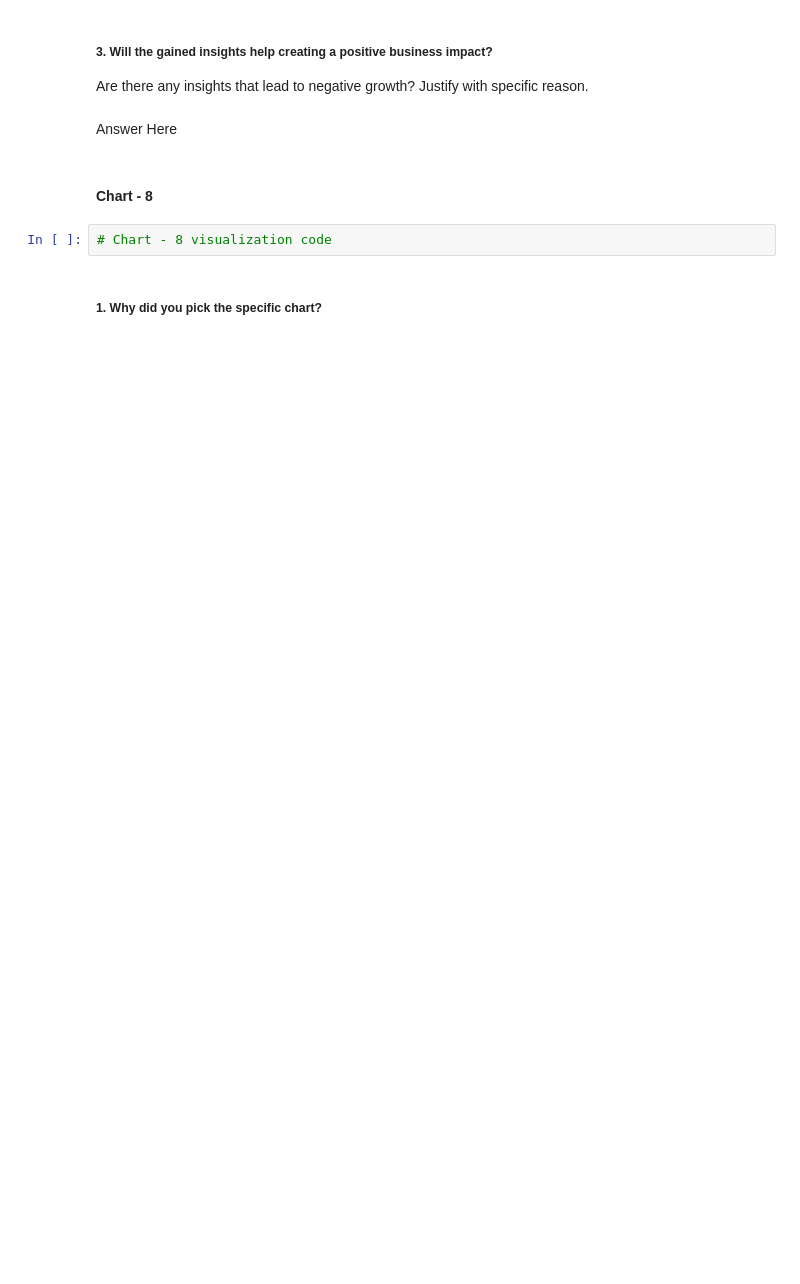
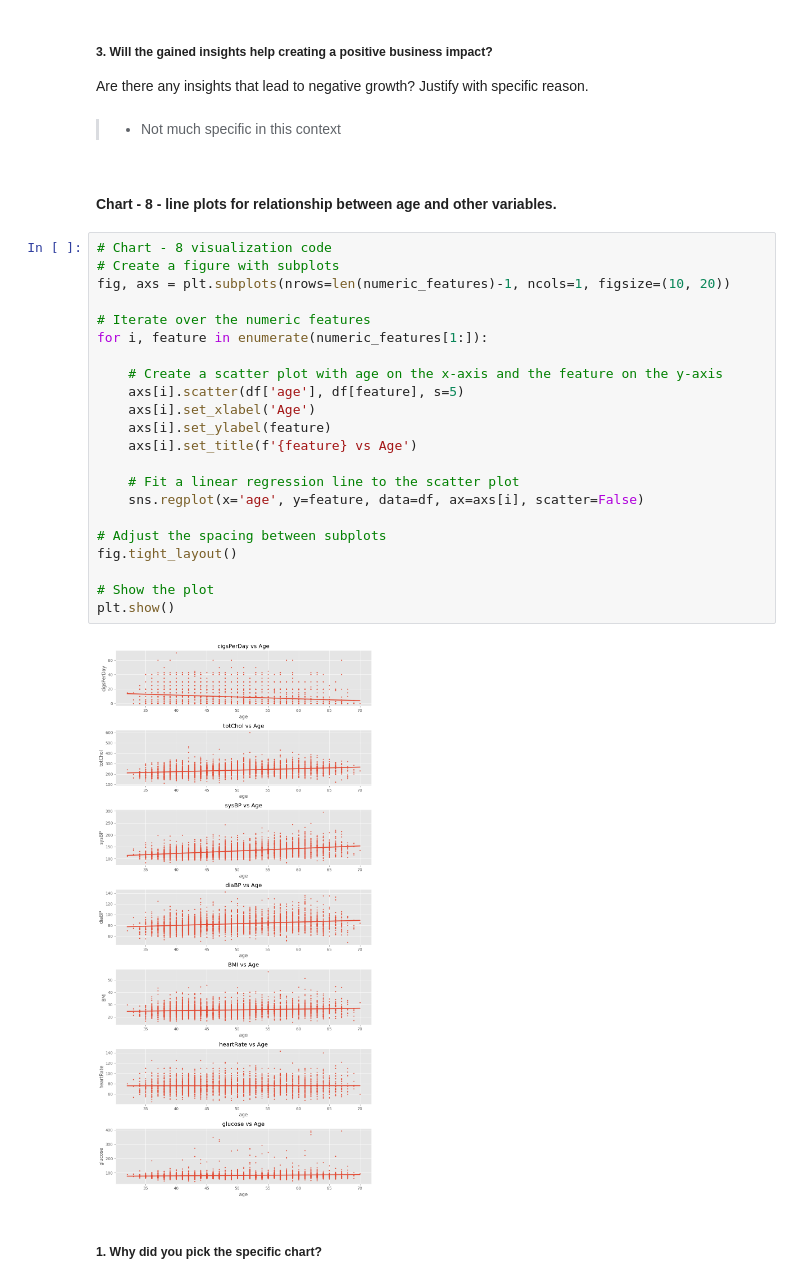
Before and after one commit to ashish-mali/Classification-Cardiovascular-Risk-Prediction, a Jupyter notebook: Cardiovascular_Risk_Prediction_Capstone_Project.ipynb, the cells around one changed output. Drawn from its saved outputs; the diff is of its cells as text; blank space fills up the shorter version.

```diff
--- a/Cardiovascular_Risk_Prediction_Capstone_Project.ipynb
+++ b/Cardiovascular_Risk_Prediction_Capstone_Project.ipynb
@@ -1183,11 +1254,33 @@ Answer Here
 # %% [markdown]
 ##### 3. Will the gained insights help creating a positive business impact?
 Are there any insights that lead to negative growth? Justify with specific reason.
-# %% [markdown]
-Answer Here
-# %% [markdown]
-#### Chart - 8
-# %%
-# Chart - 8 visualization code
+# %% [markdown]
+>* Not much specific in this context
+# %% [markdown]
+#### Chart - 8 - line plots for relationship between age and other variables.
+# %%
+# Chart - 8 visualization code
+# Create a figure with subplots
+fig, axs = plt.subplots(nrows=len(numeric_features)-1, ncols=1, figsize=(10, 20))
+
+# Iterate over the numeric features
+for i, feature in enumerate(numeric_features[1:]):
+
+    # Create a scatter plot with age on the x-axis and the feature on the y-axis
+    axs[i].scatter(df['age'], df[feature], s=5)
+    axs[i].set_xlabel('Age')
+    axs[i].set_ylabel(feature)
+    axs[i].set_title(f'{feature} vs Age')
+
+    # Fit a linear regression line to the scatter plot
+    sns.regplot(x='age', y=feature, data=df, ax=axs[i], scatter=False)
+
+# Adjust the spacing between subplots
+fig.tight_layout()
+
+# Show the plot
+plt.show()
+# %% [output]
+[figure, added]
 # %% [markdown]
 ##### 1. Why did you pick the specific chart?
```
Also changed, not shown: parts of 42 cells of this notebook.
